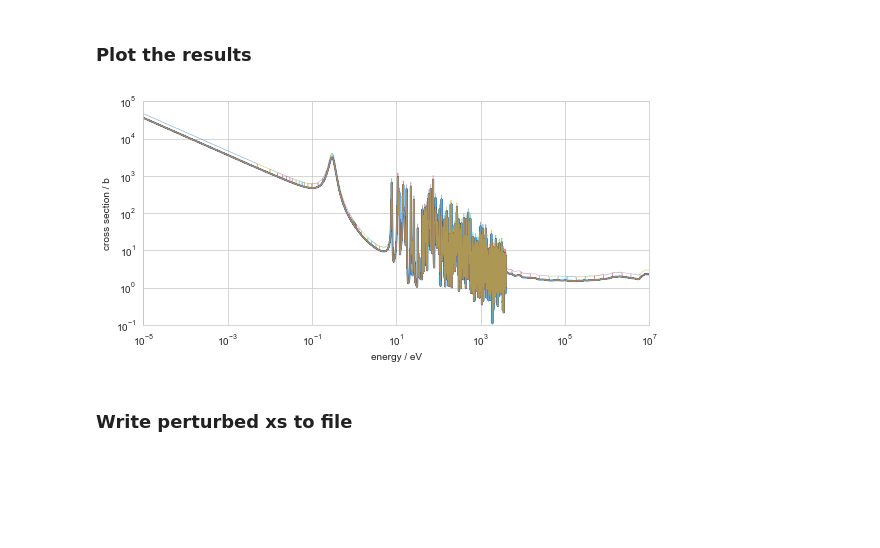
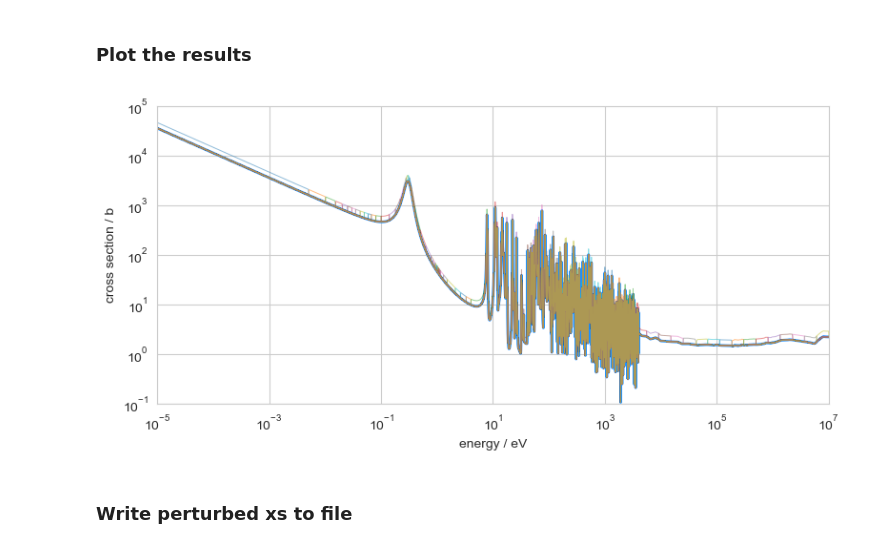
Before and after one commit to luca-fiorito-11/sandy, a Jupyter notebook: notebooks/notebook_perturb_pu9_wims_grid.ipynb, the cells around one changed output. Drawn from its saved outputs; the diff is of its cells as text; code cells hidden in the pictures; blank space fills up the shorter version.

```diff
--- a/notebooks/notebook_perturb_pu9_wims_grid.ipynb
+++ b/notebooks/notebook_perturb_pu9_wims_grid.ipynb
@@ -136,0 +81,3 @@ egrid = np.array([
+# %%
+egrid = sandy.energy_grids.WIMS69
+egrid
@@ -190,18 +152,18 @@ perturbed xs in energy bin #69 [6.06550e+06, 1.00000e+07]
 # %% [markdown]
 ### Plot the results
 # %%
-fig, ax = plt.subplots(figsize=(8, 4))
+fig, ax = plt.subplots(figsize=(8, 4), dpi=100)
 ax = xs.data[(mat,mt)].plot(logx=True, logy=True, color="dodgerblue", linewidth=2, ax=ax)
 for xspert in perturbed_xs:
     ax = xspert.data[(mat,mt)].plot(logx=True, logy=True, alpha=0.5, linewidth=0.7, ax=ax)
 
 ax.set_ylabel("cross section / b")
 ax.set_xlabel("energy / eV")
 ax.set_xlim([1e-5, 1e7])
 ax.set_ylim([1e-1, 1e5])
-plt.tight_layout();
+fig.tight_layout();
 # %% [output]
-[figure, old version]
+[figure, new version]
 # %% [markdown]
 ### Write perturbed xs to file
 # %% [markdown]
```
Also changed, not shown: parts of 5 cells of this notebook.
